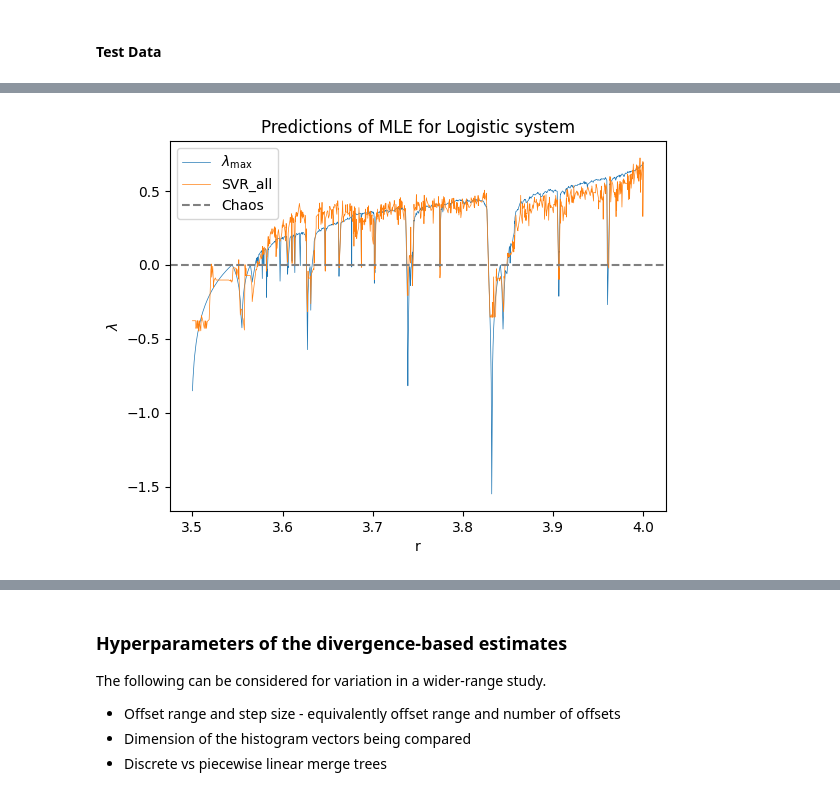
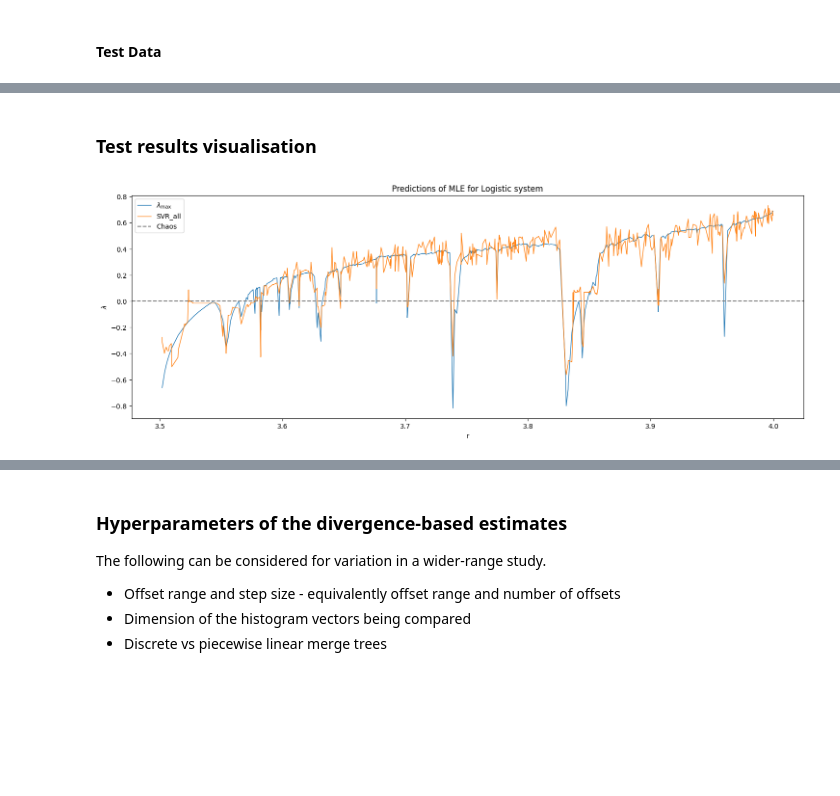
Before and after one commit to colinstephen/topological_divergences, a Jupyter notebook: white_noise.ipynb, the cells around one changed output, grey strips where cells are left out. Cells and saved outputs as stored; diff of their text form; code cells hidden in the pictures; blank space fills up the shorter version.

```diff
--- a/white_noise.ipynb
+++ b/white_noise.ipynb
@@ -328,13 +298,15 @@ Experiment config -- SEED:84, LENGTH:500, SAMPLES:1000
 # %%
 # Compute divergences for each merge tree representation of test data in parallel
 
-test_reps = list(map(REP_FUNC, test_trajectories))
-test_rep_divergences = lbv.map_sync(merge_tree_divergences, test_reps)
-test_rep_divergences = np.array(test_rep_divergences)  # array of shape (n_trajectories, n_divergences, vector_length)
+merge_tree_representations_test = list(map(REP_FUNC, test_trajectories))
+merge_tree_divergence_features_test = lbv.map_sync(merge_tree_divergence_features, merge_tree_representations_test)
+# merge_tree_divergence_features_test = list(map(merge_tree_divergence_features, merge_tree_representations_test))
+
+# array of shape (n_trajectories, n_divergences, vector_length)
+merge_tree_divergence_features_test = np.array(merge_tree_divergence_features_test)
 # %%
 # Sanity check the ML scores for the topological divergence features of the test set separately
 
-test_score_results = {SYSTEM: {}}
-for result in score_features_test(merge_tree_div_names, test_rep_divergences, y_test, best_models_):
-    print(result)
-    test_score_results[SYSTEM] |= result
+merge_tree_divergence_test_results = {SYSTEM: {}}
+for result in score_features_test(merge_tree_divergence_names, merge_tree_divergence_features_test, y_test, merge_tree_divergence_train_best_models):
+    merge_tree_divergence_test_results[SYSTEM] |= result
@@ -359,6 +315,6 @@ for result in score_features_test(merge_tree_div_names, test_rep_divergences, y_
 # %%
-test_score_results_ = {k:v["scores"] for k,v in test_score_results[SYSTEM].items()}
-test_score_predictions_ = {k:v["predictions"] for k,v in test_score_results[SYSTEM].items()}
+merge_tree_divergence_test_scores = {k:v["scores"] for k,v in merge_tree_divergence_test_results[SYSTEM].items()}
+merge_tree_divergence_test_predictions = {k:v["predictions"] for k,v in merge_tree_divergence_test_results[SYSTEM].items()}
 # %%
 # Display the mean scores for the supervised learning using each divergence
 
@@ -411,12 +342,19 @@ array([-3.78694557e-01, -3.78694557e-01, -3.78694557e-01, -3.78694557e-01,
+# %% [markdown]
+### Test results visualisation
+# %%
+prediction_feature_name = "cophenetic_weight_hist_l1"
+prediction_model_name = "SVR_all"
+y_pred = merge_tree_divergence_test_predictions[prediction_feature_name][prediction_model_name]
 # %%
 # plot the ground truth and regression predictions
-plt.plot(test_params, y_test, lw=0.5, label=r"$\lambda_{\max}$")
-plt.plot(test_params, y_pred, lw=0.5, label=prediction_model)
+plt.figure(figsize=(18,6))
+plt.plot(test_params, y_test, lw=1, label=r"$\lambda_{\max}$")
+plt.plot(test_params, y_pred, lw=1, label=prediction_model_name)
 plt.xlabel(test_param_name)
 plt.ylabel(r"$\lambda$")
 plt.axhline(y=0, color='grey', linestyle='--', label='Chaos')
 plt.legend()
 plt.title(f"Predictions of MLE for {SYSTEM.capitalize()} system")
 plt.show()
 # %% [output]
-[figure, old version]
+[figure, new version]
```
Also changed, not shown: parts of 39 cells of this notebook, 1 other file.
